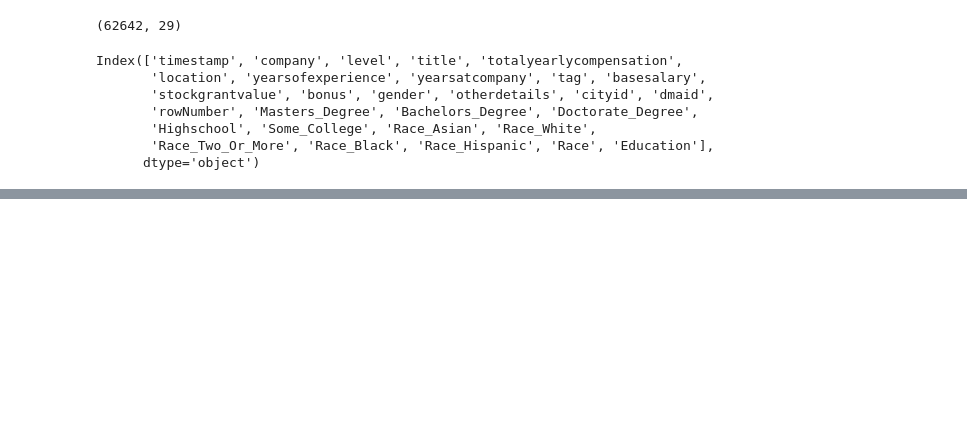
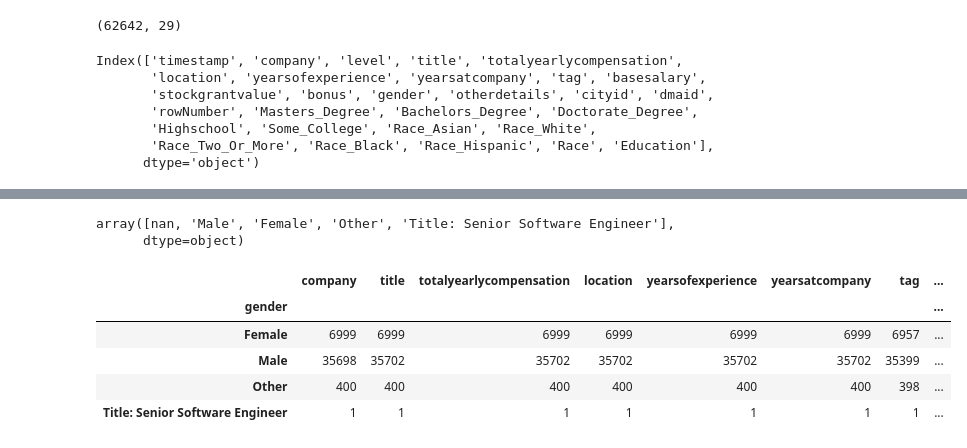
Before and after one commit to joevilla96/-DataProyect, a Jupyter notebook: src/EDA.ipynb, the cells around one changed output, grey strips where cells are left out. Drawn from its saved outputs; the diff is of its cells as text; code cells hidden in the pictures; blank space fills up the shorter version.

```diff
--- a/src/EDA.ipynb
+++ b/src/EDA.ipynb
@@ -21,0 +61,14 @@ Index(['timestamp', 'company', 'level', 'title', 'totalyearlycompensation',
+# %%
+df.gender.unique() #Obervamos algo inusual dentro del género: "Título: Ingeniero de software senior"
+# %% [output]
+array([nan, 'Male', 'Female', 'Other', 'Title: Senior Software Engineer'],
+      dtype=object)
+# %%
+df.groupby(['gender']).count()
+# %% [output]
+|  | company | title | totalyearlycompensation | location | yearsofexperience | yearsatcompany | tag | ... |
+| gender |  |  |  |  |  |  |  | ... |
+| Female | 6999 | 6999 | 6999 | 6999 | 6999 | 6999 | 6957 | ... |
+| Male | 35698 | 35702 | 35702 | 35702 | 35702 | 35702 | 35399 | ... |
+| Other | 400 | 400 | 400 | 400 | 400 | 400 | 398 | ... |
+| Title: Senior Software Engineer | 1 | 1 | 1 | 1 | 1 | 1 | 1 | ... |
```
Also changed, not shown: parts of 14 cells of this notebook.
